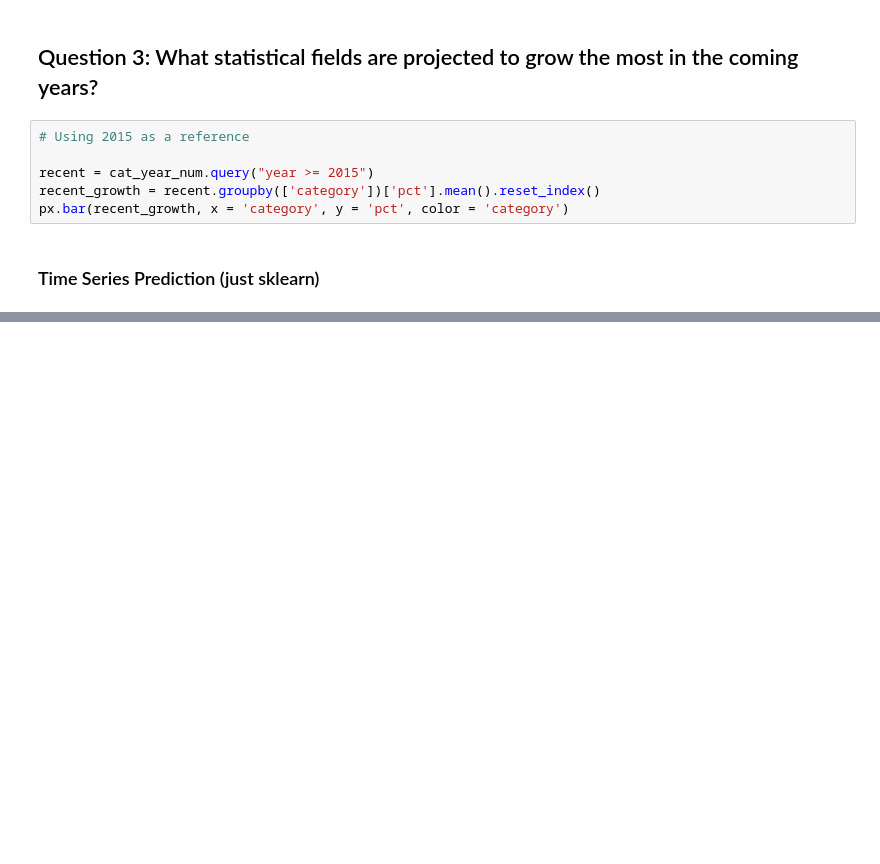
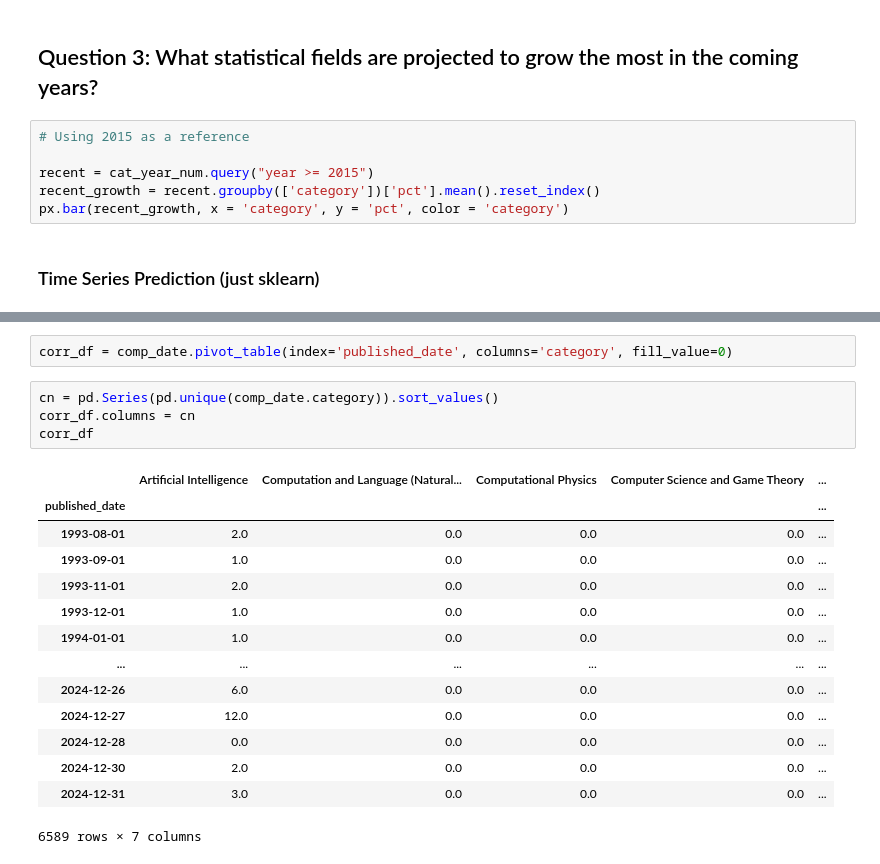
Before and after one commit to narenp12/stats140finalproj, a Jupyter notebook: comp.ipynb, the cells around one changed output, grey strips where cells are left out. Drawn from its saved outputs; the diff is of its cells as text; blank space fills up the shorter version.

```diff
--- a/comp.ipynb
+++ b/comp.ipynb
@@ -238,0 +255,21 @@ px.bar(recent_growth, x = 'category', y = 'pct', color = 'category')
+# %%
+corr_df = comp_date.pivot_table(index='published_date', columns='category', fill_value=0)
+# %%
+cn = pd.Series(pd.unique(comp_date.category)).sort_values()
+corr_df.columns = cn
+corr_df
+# %% [output]
+|  | Artificial Intelligence | Computation and Language (Natural... | Computational Physics | Computer Science and Game Theory | ... |
+| published_date |  |  |  |  | ... |
+| 1993-08-01 | 2.0 | 0.0 | 0.0 | 0.0 | ... |
+| 1993-09-01 | 1.0 | 0.0 | 0.0 | 0.0 | ... |
+| 1993-11-01 | 2.0 | 0.0 | 0.0 | 0.0 | ... |
+| 1993-12-01 | 1.0 | 0.0 | 0.0 | 0.0 | ... |
+| 1994-01-01 | 1.0 | 0.0 | 0.0 | 0.0 | ... |
+| ... | ... | ... | ... | ... | ... |
+| 2024-12-26 | 6.0 | 0.0 | 0.0 | 0.0 | ... |
+| 2024-12-27 | 12.0 | 0.0 | 0.0 | 0.0 | ... |
+| 2024-12-28 | 0.0 | 0.0 | 0.0 | 0.0 | ... |
+| 2024-12-30 | 2.0 | 0.0 | 0.0 | 0.0 | ... |
+| 2024-12-31 | 3.0 | 0.0 | 0.0 | 0.0 | ... |
+6589 rows × 7 columns
```
Also changed, not shown: parts of 20 cells of this notebook, 31 other files.
